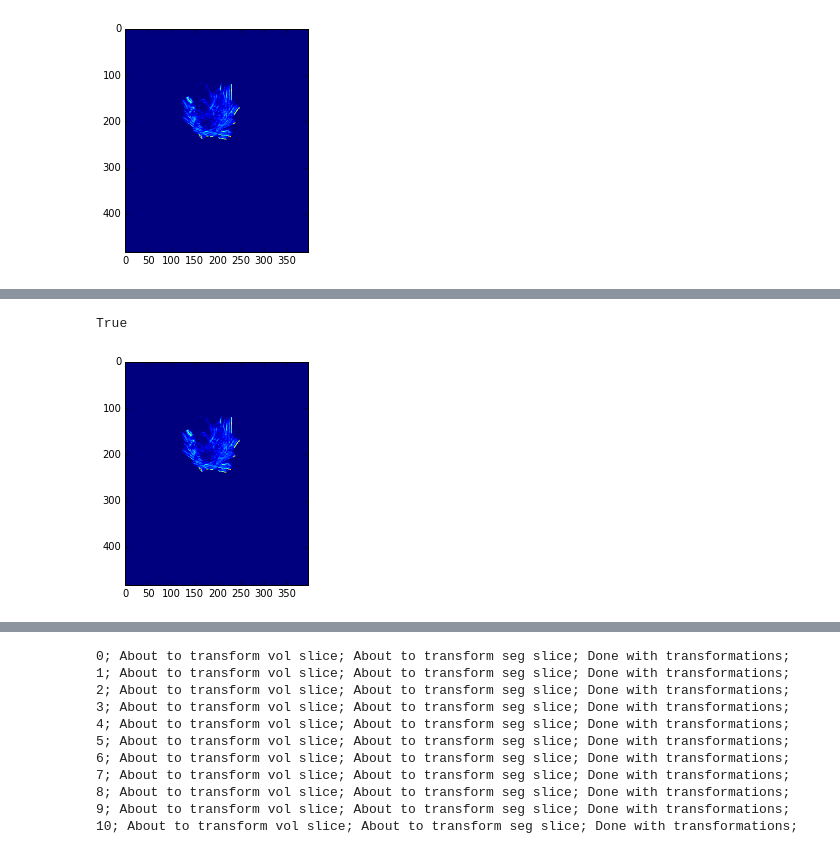
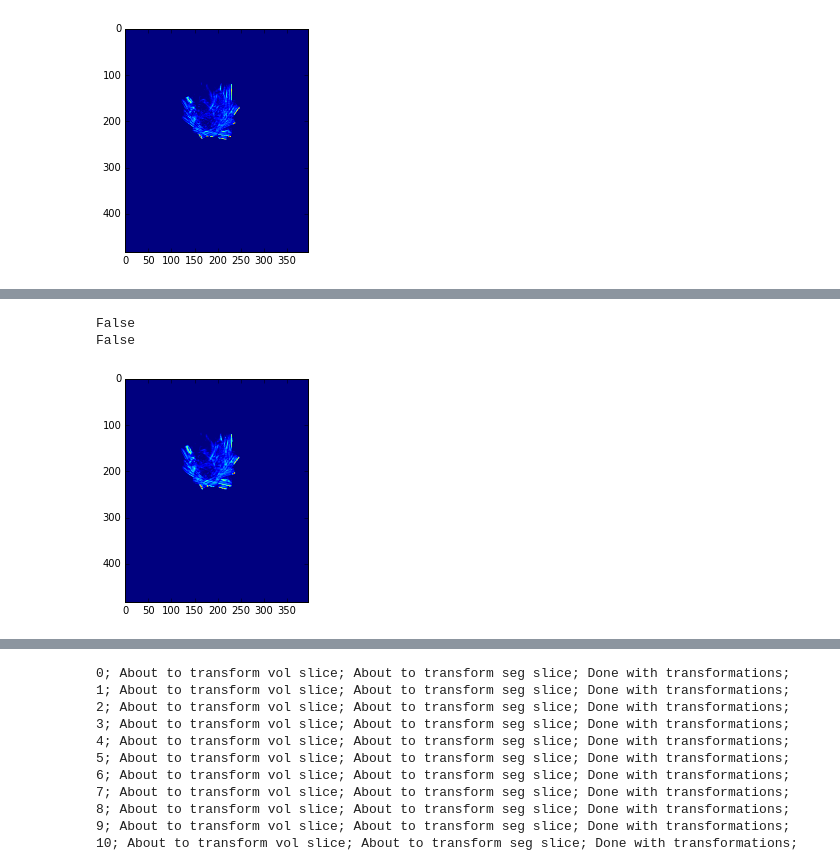
Before and after one commit to lhallock/openarm-seg, a Jupyter notebook: deformations_dev.ipynb, the cells around one changed output, grey strips where cells are left out. Saved outputs shown, nothing was run; the diff lists cells and outputs as text; code cells hidden in the pictures.

Commit message:
Finish initial working version of elastic deformations

```diff
--- a/deformations_dev.ipynb
+++ b/deformations_dev.ipynb
@@ -91 +110,4 @@ eximage = nii_vol_arr[500]
+# %%
+exvol = nii_vol_arr[500]
+exseg = nii_seg_arr[500]
 # %%
@@ -96,13 +123,15 @@ plt.imshow(eximage)
 # %%
 seed = np.random.randint(0, 2 ** 32 - 1)
 randomizer = np.random.RandomState(seed)
-shape = eximage.shape
+shape = exvol.shape
 rand_arr1 = randomizer.rand(*shape)
 rand_arr2 = randomizer.rand(*shape)
-deformed = elastic_transform(eximage, 0, 1, rand_arr1, rand_arr2)
+deformedvol = elastic_transform(exvol, 60, 10, rand_arr1, rand_arr2)
 # %%
-plt.imshow(deformed)
-print(np.unique(eximage).shape == np.unique(deformed).shape)
+plt.imshow(deformedvol)
+print(np.unique(exvol).shape == np.unique(deformedvol).shape)
+print(np.all(exvol == deformedvol))
 # %% [output]
-True
+False
+False
-[figure, old version]
+[figure, new version]
```
Also changed, not shown: parts of 14 cells of this notebook.
